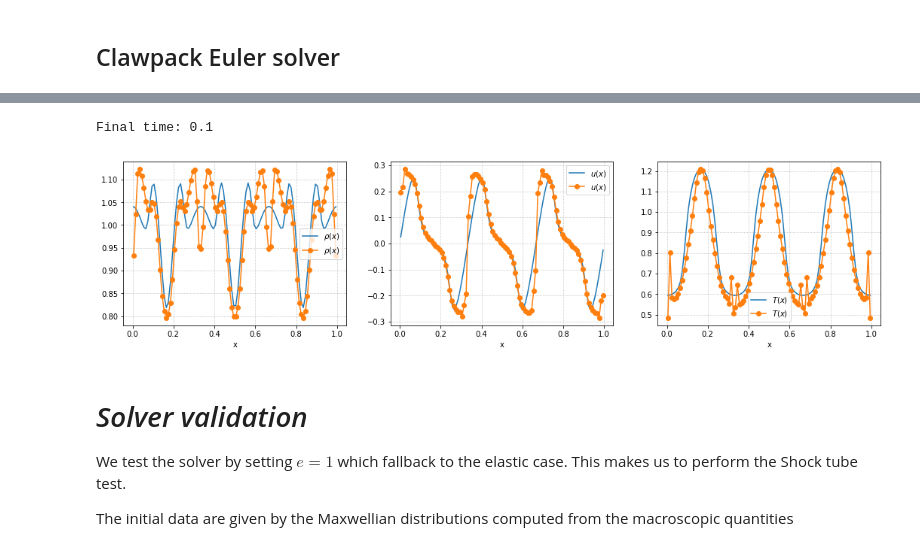
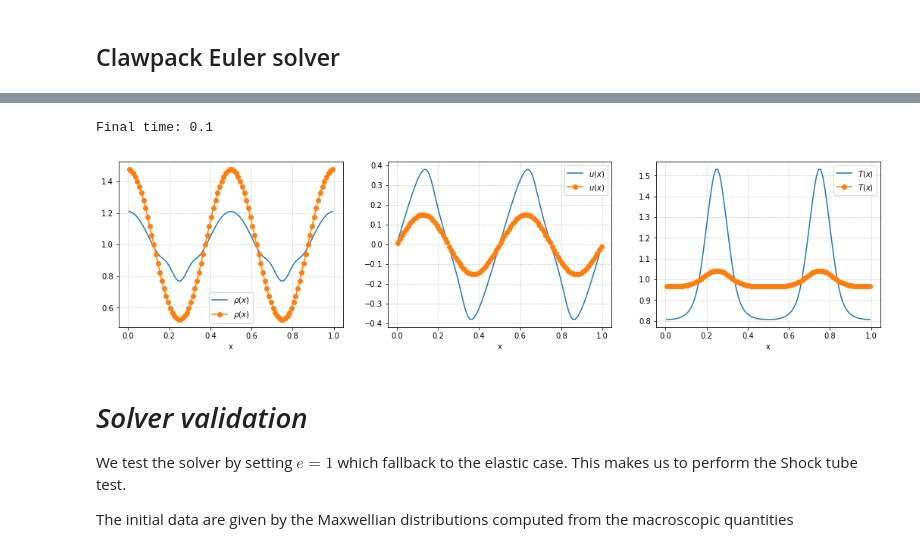
Before and after one commit to Mayuyu/proj-int-inelastic, a Jupyter notebook: main_test.ipynb, the cells around one changed output, grey strips where cells are left out. Saved outputs shown, nothing was run; the diff lists cells and outputs as text; code cells hidden in the pictures.

```diff
--- a/main_test.ipynb
+++ b/main_test.ipynb
@@ -317,7 +304,7 @@ def maxwellian_vectorized(v, u, T, rho):
 # Import config.json file
 config_2d = get_config('./src/configs/config_1d_2d.json')
 # Prepare collision
-config_2d.e = 1. - 1e-4
+config_2d.e = 1. - 1e-5
 Q = FastSpectralCollision2D(config_2d)
 # %%
 soln = Solution(config_2d)
@@ -326,12 +313,11 @@ x, v = x[:,0,0], v[0,:,0]
 # %% [markdown]
 ## Initialize
 # %%
-# rho = 1. + 0.1*np.random.normal(0, 0.1, x.shape[0])
-rho = 1. + 0.5*np.cos(6*pi*x)
+rho = 1. + 0.5*np.cos(4*pi*x)
 f0 = np.empty(soln.f.shape)
 f0 = maxwellian_vectorized(v, 0., 1., rho)
 
-#Initialize
+# Initialize
 soln.state.f = f0.copy()
 soln.t = 0
 # Plot
@@ -345,5 +331,7 @@ for iax in ax:
     iax.legend()
     iax.set_xlabel
     iax.grid(which='both',linestyle=':')
+
+# plt.savefig('ini_euler.pdf')
 # %% [output]
 Initial time: 0
@@ -354,14 +342,15 @@ solver = BoltzmannSolver1D(1e-5)
 solver.bc_lower[0] = BC.periodic
 solver.bc_upper[0] = BC.periodic
 
-solver.dt = 1e-5
-solver.time_integrator = 'Euler'
+solver.dt = 0.01
+solver.time_integrator = 'TPI3'
 
-solver.inner_steps = [4, 4, 4]
-solver.inner_dt = [solver.kn, 12*solver.kn, 80*solver.kn]
+solver.inner_steps = [5, 5, 5]
+solver.inner_dt = [solver.kn, 10*solver.kn, 50*solver.kn]
 
 solver.rp = advection_1D
 solver.collision = Q.col_sep
+solver.order = 2
 # %%
 print("Initial time: {}; time step: {}".format(soln.t, solver.dt))
 solver.evolve_to_time(soln, 0.1)
@@ -398,7 +400,7 @@ def q_src(solver, state, dt):
 
 def dq_src(solver, state, dt):
     dq = np.zeros(state.q.shape)
-    dq[2] = 1.5*dt*(0.5*state.q[1]**2 - state.q[0]*state.q[2])
+    dq[2] = 0.5*dt*(0.5*state.q[1]**2 - state.q[0]*state.q[2])
     return dq
 
 
@@ -416,9 +418,6 @@ def setup(outdir='./_output', solver_type='sharpclaw',
         solver = pyclaw.ClawSolver1D(rs)
 
     solver.kernel_language = kernel_language
-#     solver.step_source = q_src
-#     solver.source_split = 1
-    solver.dq_src = dq_src
     solver.bc_lower[0]=pyclaw.BC.periodic
     solver.bc_upper[0]=pyclaw.BC.periodic
 
@@ -470,17 +469,23 @@ claw.run()
 # %%
 print("Final time: {}".format(claw.frames[-1].t))
 fig, ax = plt.subplots(1, 3, figsize=(18, 4))
 
 ax[0].plot(x, claw.frames[-1].q[0], x, soln.rho, '-o', label=r'$\rho(x)$')
-ax[1].plot(x, claw.frames[-1].q[1], x, soln.u[0], '-o', label=r'$u(x)$')
-ax[2].plot(x, claw.frames[-1].q[2], x, soln.T, '-o', label=r'$T(x)$')
+ax[1].plot(x, claw.frames[-1].q[1]/claw.frames[-1].q[0], x, soln.u[0], '-o', label=r'$u(x)$')
+ax[2].plot(x, claw.frames[-1].q[2]/claw.frames[-1].q[0] - 0.5*(claw.frames[-1].q[1]/claw.frames[-1].q[0])**2, x, soln.T, '-o', label=r'$T(x)$')
+
+# ax[0].plot(x, claw1.frames[-1].q[0], '*')
+# ax[1].plot(x, claw1.frames[-1].q[1], '*')
+# ax[2].plot(x, claw1.frames[-1].q[2], '*')
 for iax in ax:
     iax.set_xlabel(r'x')
     iax.legend()
     iax.grid(which='both',linestyle=':')
+
+# plt.savefig('TPI3_vs_Euler.pdf')
 # %% [output]
 Final time: 0.1
-[figure, old version]
+[figure, new version]
 # %% [markdown]
 # *Solver validation*
 
```
Also changed, not shown: parts of 20 cells of this notebook, 1 other file.
